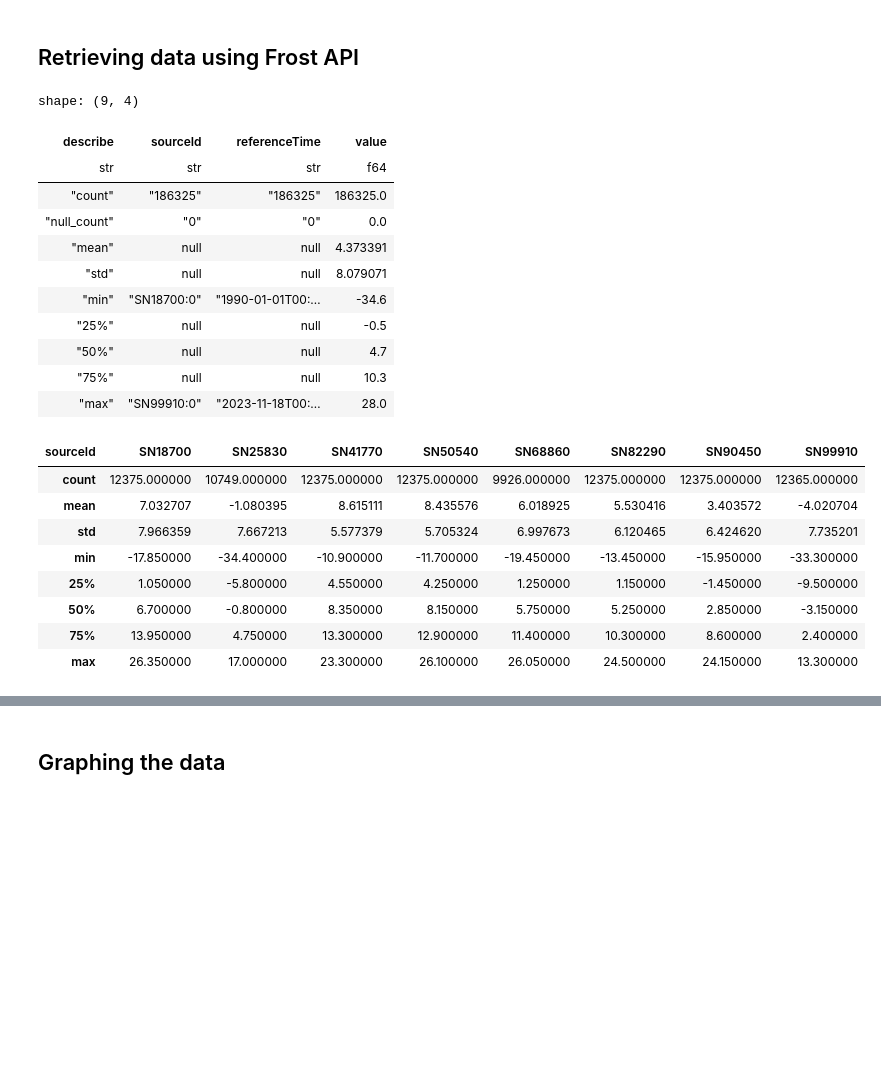
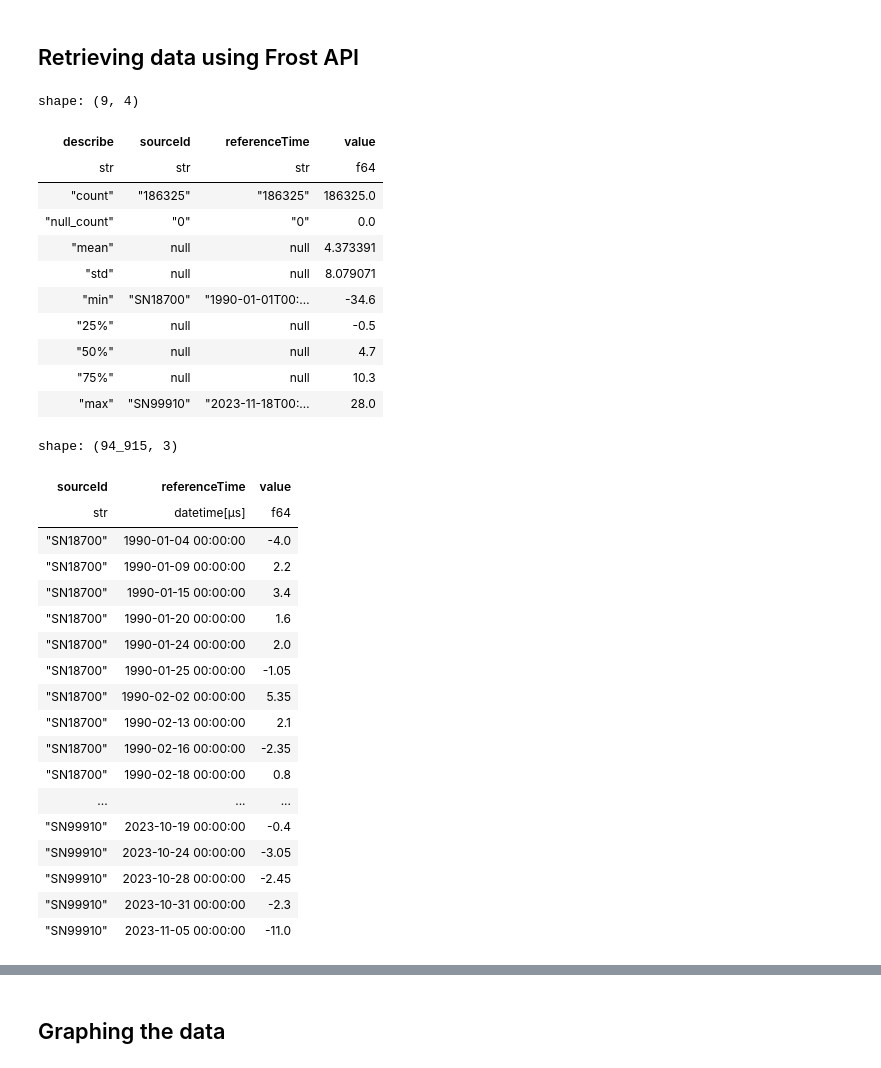
Before and after one commit to magnushelliesen/frost-weather-data, a Jupyter notebook: frost-weather-data.ipynb, the cells around one changed output, grey strips where cells are left out. Drawn from its saved outputs; the diff is of its cells as text; code cells hidden in the pictures; blank space fills up the shorter version.

```diff
--- a/frost-weather-data.ipynb
+++ b/frost-weather-data.ipynb
@@ -122,7 +122,7 @@ else:
 df = pd.json_normalize(json.get('data'), 'observations', ['sourceId', 'referenceTime'])
 df = pl.from_pandas(df)
 df = df[['sourceId', 'referenceTime', 'value']]
-df.with_columns(df['sourceId'].str.replace_all(':0','').alias('sourceId'))
+df = df.with_columns(df['sourceId'].str.replace_all(':0','').alias('sourceId'))
 df.describe()
 # %% [output]
 shape: (9, 4)
@@ -132,24 +132,33 @@ shape: (9, 4)
 | "null_count" | "0" | "0" | 0.0 |
 | "mean" | null | null | 4.373391 |
 | "std" | null | null | 8.079071 |
-| "min" | "SN18700:0" | "1990-01-01T00:… | -34.6 |
+| "min" | "SN18700" | "1990-01-01T00:… | -34.6 |
 | "25%" | null | null | -0.5 |
 | "50%" | null | null | 4.7 |
 | "75%" | null | null | 10.3 |
-| "max" | "SN99910:0" | "2023-11-18T00:… | 28.0 |
+| "max" | "SN99910" | "2023-11-18T00:… | 28.0 |
 # %%
 # Some data wrangling/re-shaping
-df = df.groupby(['sourceId', 'referenceTime'], as_index=False).mean()
-df['referenceTime'] = pd.PeriodIndex(df['referenceTime'], freq='d')
-df = df.pivot(index='referenceTime', columns='sourceId', values='value')
-df.describe()
+df = df.group_by(['sourceId', 'referenceTime']).mean()
+df = df.with_columns((df['referenceTime'].cast(pl.Datetime)).alias('referenceTime'))
+df
 # %% [output]
+shape: (94_915, 3)
-| sourceId | SN18700 | SN25830 | SN41770 | SN50540 | SN68860 | SN82290 | SN90450 | SN99910 |
-| count | 12375.000000 | 10749.000000 | 12375.000000 | 12375.000000 | 9926.000000 | 12375.000000 | 12375.000000 | 12365.000000 |
-| mean | 7.032707 | -1.080395 | 8.615111 | 8.435576 | 6.018925 | 5.530416 | 3.403572 | -4.020704 |
-| std | 7.966359 | 7.667213 | 5.577379 | 5.705324 | 6.997673 | 6.120465 | 6.424620 | 7.735201 |
-| min | -17.850000 | -34.400000 | -10.900000 | -11.700000 | -19.450000 | -13.450000 | -15.950000 | -33.300000 |
-| 25% | 1.050000 | -5.800000 | 4.550000 | 4.250000 | 1.250000 | 1.150000 | -1.450000 | -9.500000 |
-| 50% | 6.700000 | -0.800000 | 8.350000 | 8.150000 | 5.750000 | 5.250000 | 2.850000 | -3.150000 |
-| 75% | 13.950000 | 4.750000 | 13.300000 | 12.900000 | 11.400000 | 10.300000 | 8.600000 | 2.400000 |
-| max | 26.350000 | 17.000000 | 23.300000 | 26.100000 | 26.050000 | 24.500000 | 24.150000 | 13.300000 |
+| sourceId | referenceTime | value |
+| str | datetime[μs] | f64 |
+| "SN18700" | 1990-01-04 00:00:00 | -4.0 |
+| "SN18700" | 1990-01-09 00:00:00 | 2.2 |
+| "SN18700" | 1990-01-15 00:00:00 | 3.4 |
+| "SN18700" | 1990-01-20 00:00:00 | 1.6 |
+| "SN18700" | 1990-01-24 00:00:00 | 2.0 |
+| "SN18700" | 1990-01-25 00:00:00 | -1.05 |
+| "SN18700" | 1990-02-02 00:00:00 | 5.35 |
+| "SN18700" | 1990-02-13 00:00:00 | 2.1 |
+| "SN18700" | 1990-02-16 00:00:00 | -2.35 |
+| "SN18700" | 1990-02-18 00:00:00 | 0.8 |
+| ... | ... | ... |
+| "SN99910" | 2023-10-19 00:00:00 | -0.4 |
+| "SN99910" | 2023-10-24 00:00:00 | -3.05 |
+| "SN99910" | 2023-10-28 00:00:00 | -2.45 |
+| "SN99910" | 2023-10-31 00:00:00 | -2.3 |
+| "SN99910" | 2023-11-05 00:00:00 | -11.0 |
```
Also changed, not shown: parts of 4 cells of this notebook.
